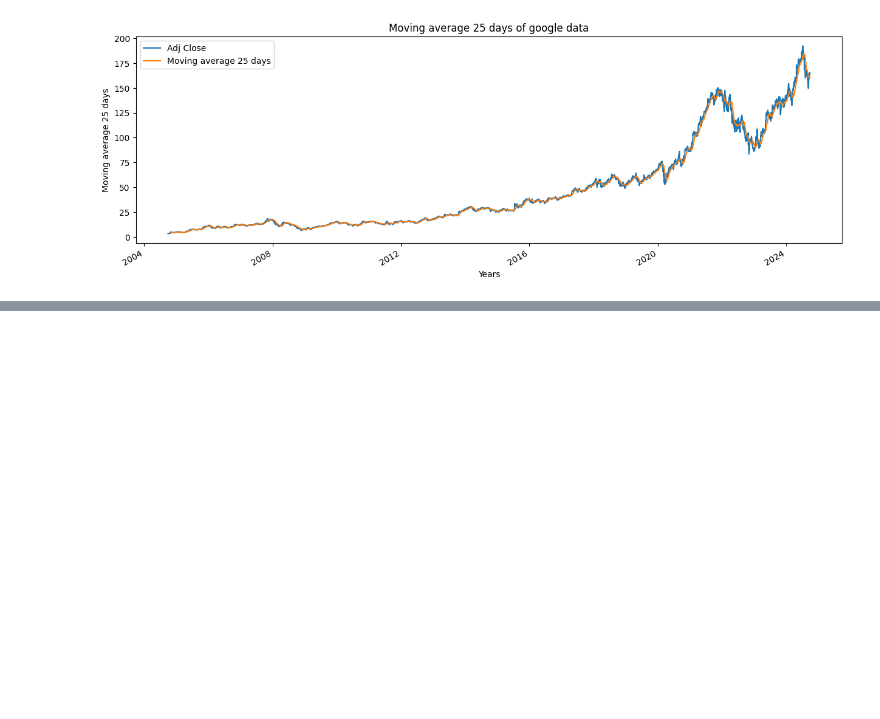
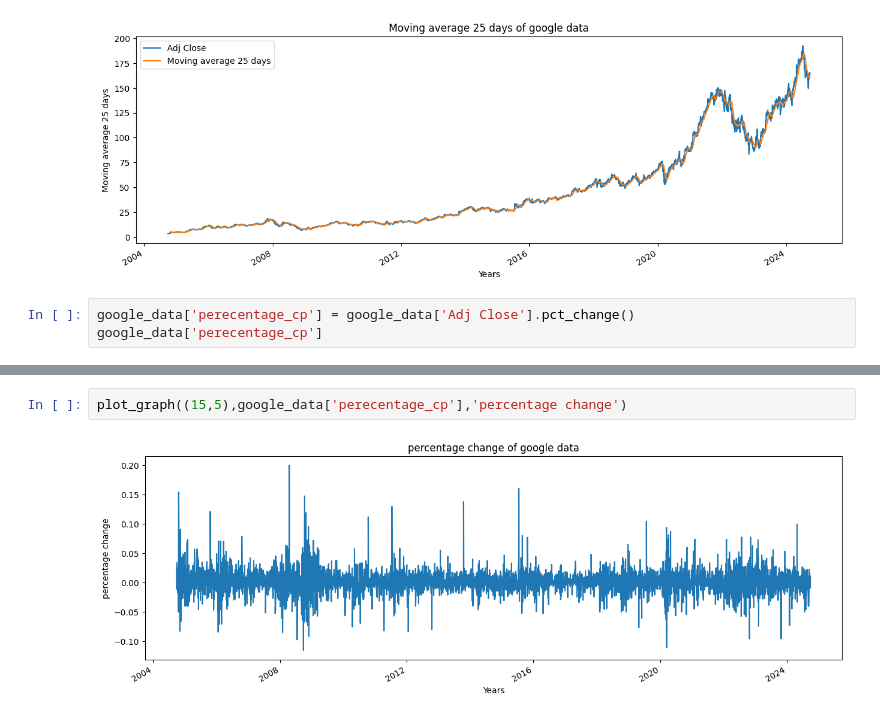
Before and after one commit to Prajwal18-MD/Stock_prediction, a Jupyter notebook: stock_predict.ipynb, the cells around one changed output, grey strips where cells are left out. Drawn from its saved outputs; the diff is of its cells as text; blank space fills up the shorter version.

Commit message:
change percentage

```diff
--- a/stock_predict.ipynb
+++ b/stock_predict.ipynb
@@ -161,3 +161,6 @@ plot_graph((15,5),google_data[['Adj Close','Moving average 25 days']],'Moving av
 # %% [output]
 <Figure size 640x480 with 0 Axes>
 [figure]
+# %%
+google_data['perecentage_cp'] = google_data['Adj Close'].pct_change()
+google_data['perecentage_cp']
@@ -163,0 +181,4 @@ plot_graph((15,5),google_data[['Adj Close','Moving average 25 days']],'Moving av
+# %%
+plot_graph((15,5),google_data['perecentage_cp'],'percentage change')
+# %% [output]
+[figure, added]
```
Also changed, not shown: parts of 4 cells of this notebook.
